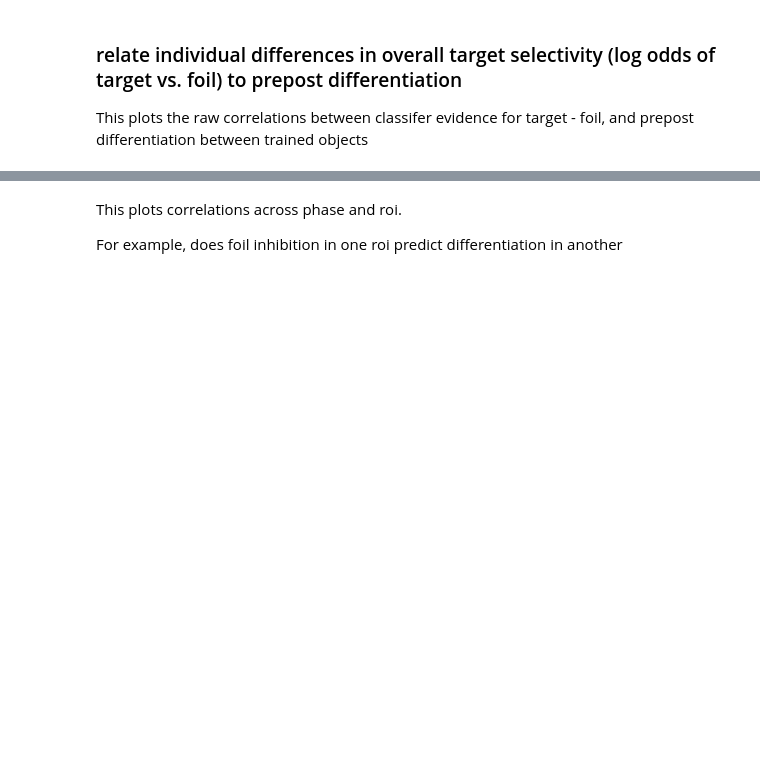
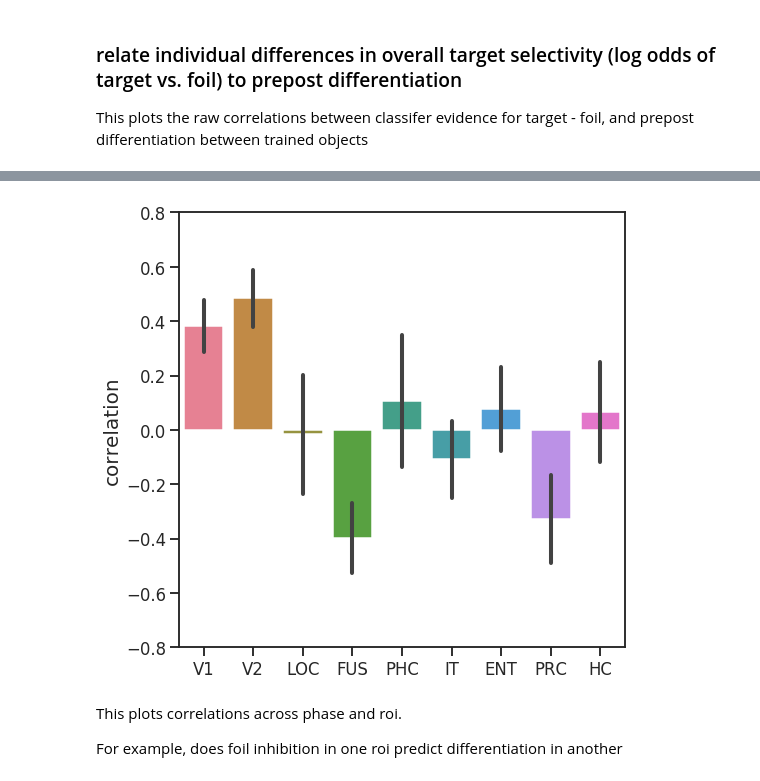
Before and after one commit to cogtoolslab/neurosketch, a Jupyter notebook: ipynb/golden/3_relate_drawing_training_and_recog_prepost.ipynb, the cells around one changed output, grey strips where cells are left out. Saved outputs shown, nothing was run; the diff lists cells and outputs as text; code cells hidden in the pictures; blank space fills up the shorter version.

```diff
--- a/ipynb/golden/3_relate_drawing_training_and_recog_prepost.ipynb
+++ b/ipynb/golden/3_relate_drawing_training_and_recog_prepost.ipynb
@@ -143,3 +131,20 @@ prepost['sub'] = prepost['sub'].apply(lambda x: str(x).zfill(7))
 prepostdiff = prepost[prepost['condition']=='difference']
 D = prepostdiff[['roi','prepost_diff','sub']].reset_index(drop=True)
 D = D.assign(target_selection=target_selection['target-foil'])
+# %%
+def resample_subs(D,
+                  groupby=['roi'],
+                  random_state=0):
+
+    Dboot = D.groupby(['roi']).apply(lambda x: x.sample(n=len(x), replace=True, random_state=random_state))
+    cols = Dboot.columns
+    Dboot = Dboot.xs(cols,axis=1,drop_level=True).reset_index(drop=True)
+    return Dboot
+
+def get_corr(x,y):
+    return stats.pearsonr(x,y)[0]
+
+def get_ci_bounds(x):
+    lb = np.round(np.percentile(x,2.5),5)
+    ub = np.round(np.percentile(x,97.5),5)
+    return (lb,ub)
@@ -146,3 +167,18 @@ D = D.assign(target_selection=target_selection['target-foil'])
+# %%
+roi_list_formatted = np.array(['V1', 'V2', 'LOC', 'FUS','PHC','IT','ENT','PRC','HC'])
+plt.figure(figsize=(8,8))
+sns.set_context('talk')
+sns.set_style('ticks')
+sns.barplot(data=Corr_boot,
+           order=roi_list_formatted,
+           ci='sd',
+           palette='husl')
+plt.xlabel('')
+plt.ylim(-0.8,0.8)
+plt.ylabel('correlation',fontsize=20)
+plt.savefig(os.path.join(proj_dir,'plots/{}/draw_recog_bar_allrois.pdf'.format(nb_name)))
+# %% [output]
+[figure, added]
 # %% [markdown]
 This plots correlations across phase and roi.
 
```
Also changed, not shown: parts of 5 cells of this notebook.
